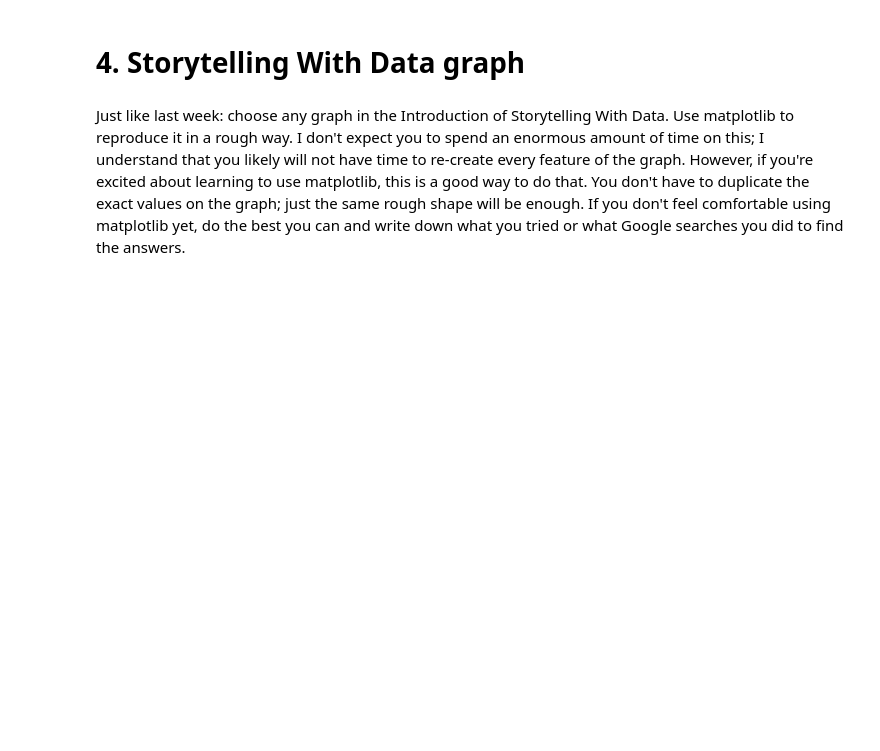
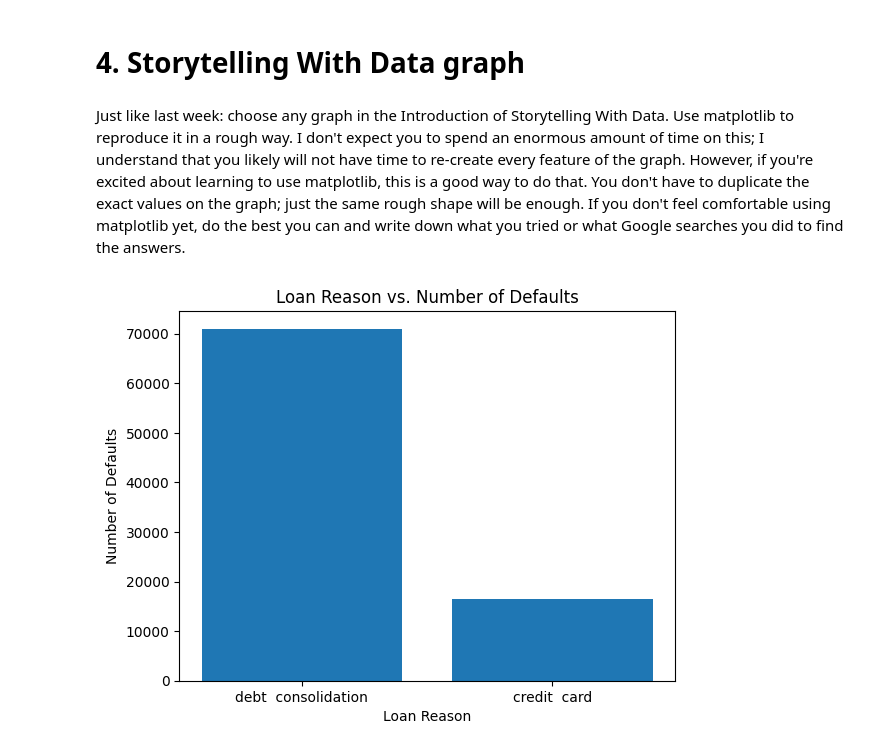
Before and after one commit to makenna-e/bu-cds-dx699s-summer-2025-assignments, a Jupyter notebook: OMDS-ModB2-Week2-Ehrlich-Makenna.ipynb, the cells around one changed output. Drawn from its saved outputs; the diff is of its cells as text; code cells hidden in the pictures; blank space fills up the shorter version.

```diff
--- a/OMDS-ModB2-Week2-Ehrlich-Makenna.ipynb
+++ b/OMDS-ModB2-Week2-Ehrlich-Makenna.ipynb
@@ -31,0 +33,2 @@ from datetime import datetime, timedelta
+# %%
+df_loan = pd.read_csv("Loan_Default_Data_Train.csv")
@@ -61,3 +192,14 @@ This week, you will do the same types of exercises as last week, but you should
 # 4. Storytelling With Data graph
 # %% [markdown]
 Just like last week: choose any graph in the Introduction of Storytelling With Data. Use matplotlib to reproduce it in a rough way. I don't expect you to spend an enormous amount of time on this; I understand that you likely will not have time to re-create every feature of the graph. However, if you're excited about learning to use matplotlib, this is a good way to do that. You don't have to duplicate the exact values on the graph; just the same rough shape will be enough.  If you don't feel comfortable using matplotlib yet, do the best you can and write down what you tried or what Google searches you did to find the answers.
+# %%
+categories = df_loan["Reason"].value_counts().nlargest(2).index.tolist()
+values = (df_loan["Default"]==1).value_counts()
+
+plt.bar(categories, values)
+plt.xlabel('Loan Reason')
+plt.ylabel('Number of Defaults')
+plt.title('Loan Reason vs. Number of Defaults')
+plt.show()
+# %% [output]
+[figure, added]
```
Also changed, not shown: parts of 10 cells of this notebook.
